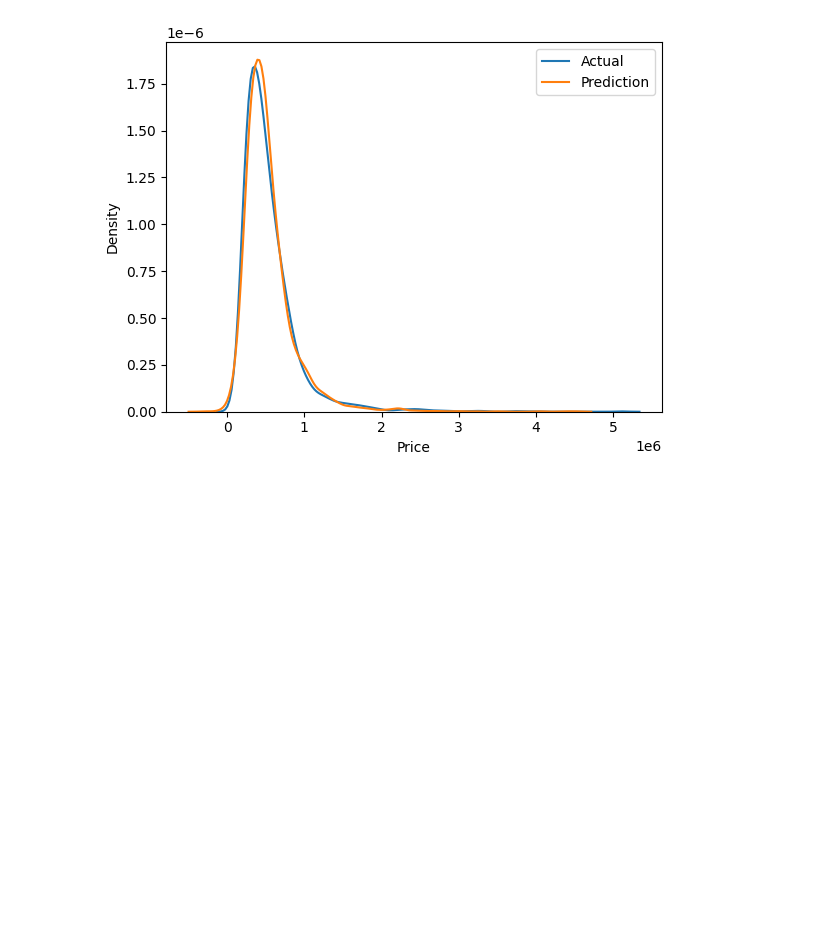
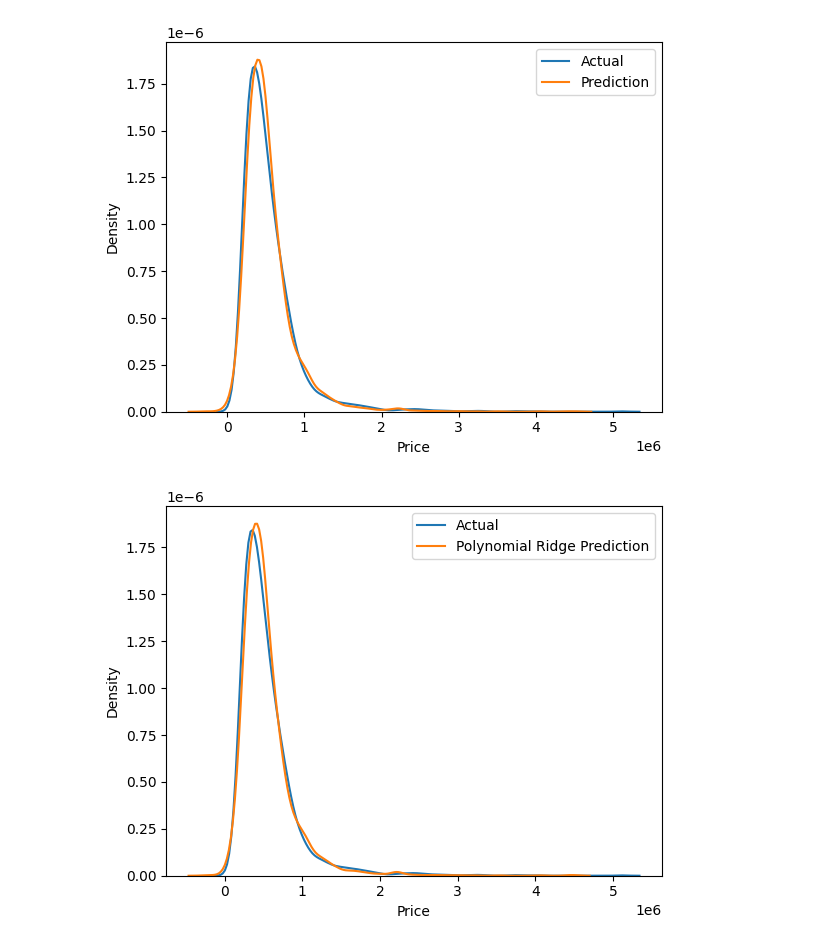
Before and after one commit to SinhaPushkar047/ML_Learning_Projects, a Jupyter notebook: 02-Indian-Household-Price/HouseHold_Price.ipynb, the cells around one changed output. Saved outputs shown, nothing was run; the diff lists cells and outputs as text; code cells hidden in the pictures; blank space fills up the shorter version.

```diff
--- a/02-Indian-Household-Price/HouseHold_Price.ipynb
+++ b/02-Indian-Household-Price/HouseHold_Price.ipynb
@@ -387,3 +390,7 @@ y_predictt=lr.predict(X_test_trans)
+# %%
+rd=Ridge()
+rd.fit(X_train_trans,y_train)
+y_p=rd.predict(X_test_trans)
 # %% [markdown]
 # **Checking Accuracy**
 # %% [markdown]
@@ -480,3 +512,10 @@ plt.legend()
 plt.show()
 # %% [output]
 [figure]
+# %%
+sns.kdeplot(y_test,label='Actual')
+sns.kdeplot(y_p,label='Polynomial Ridge Prediction')
+plt.legend()
+plt.show()
+# %% [output]
+[figure, added]
```
Also changed, not shown: parts of 9 cells of this notebook.
